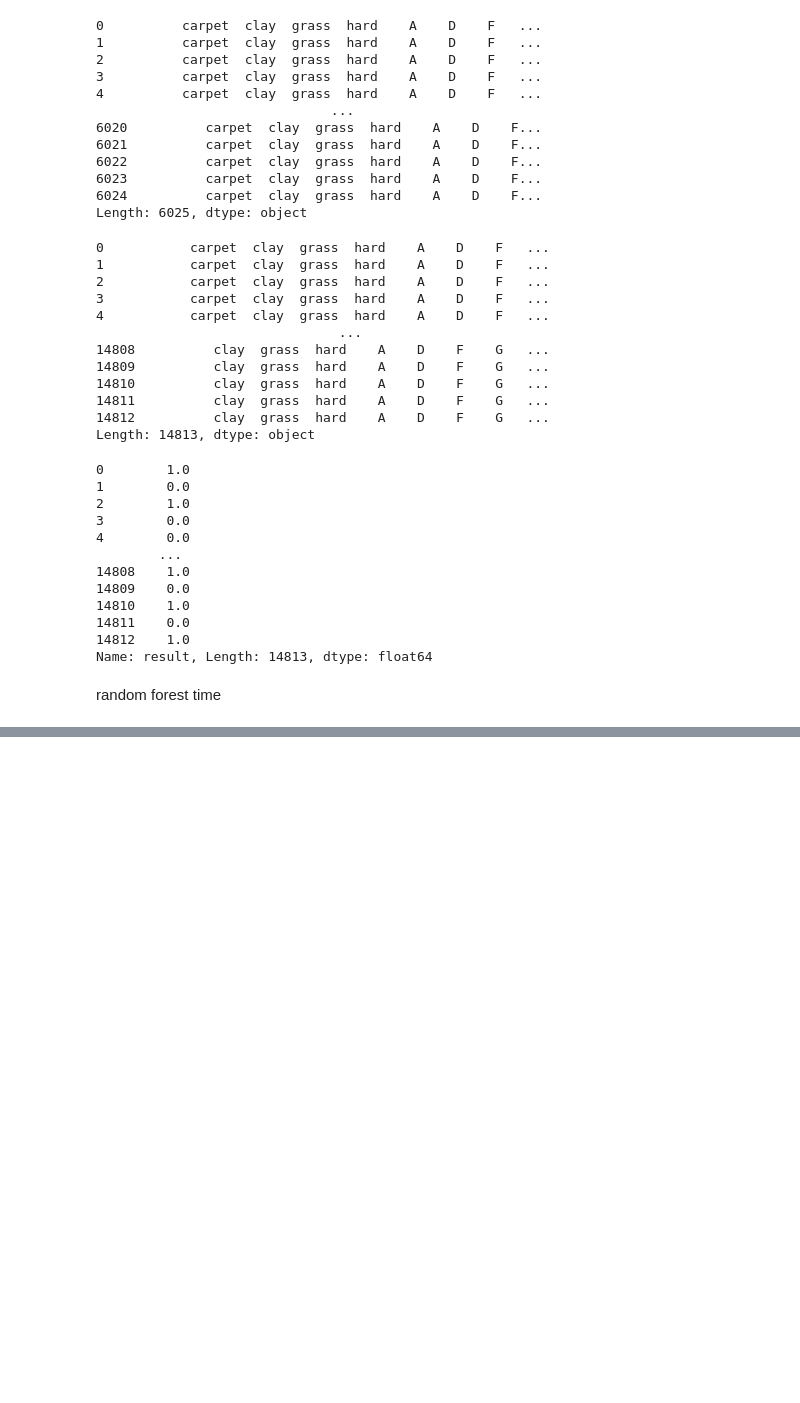
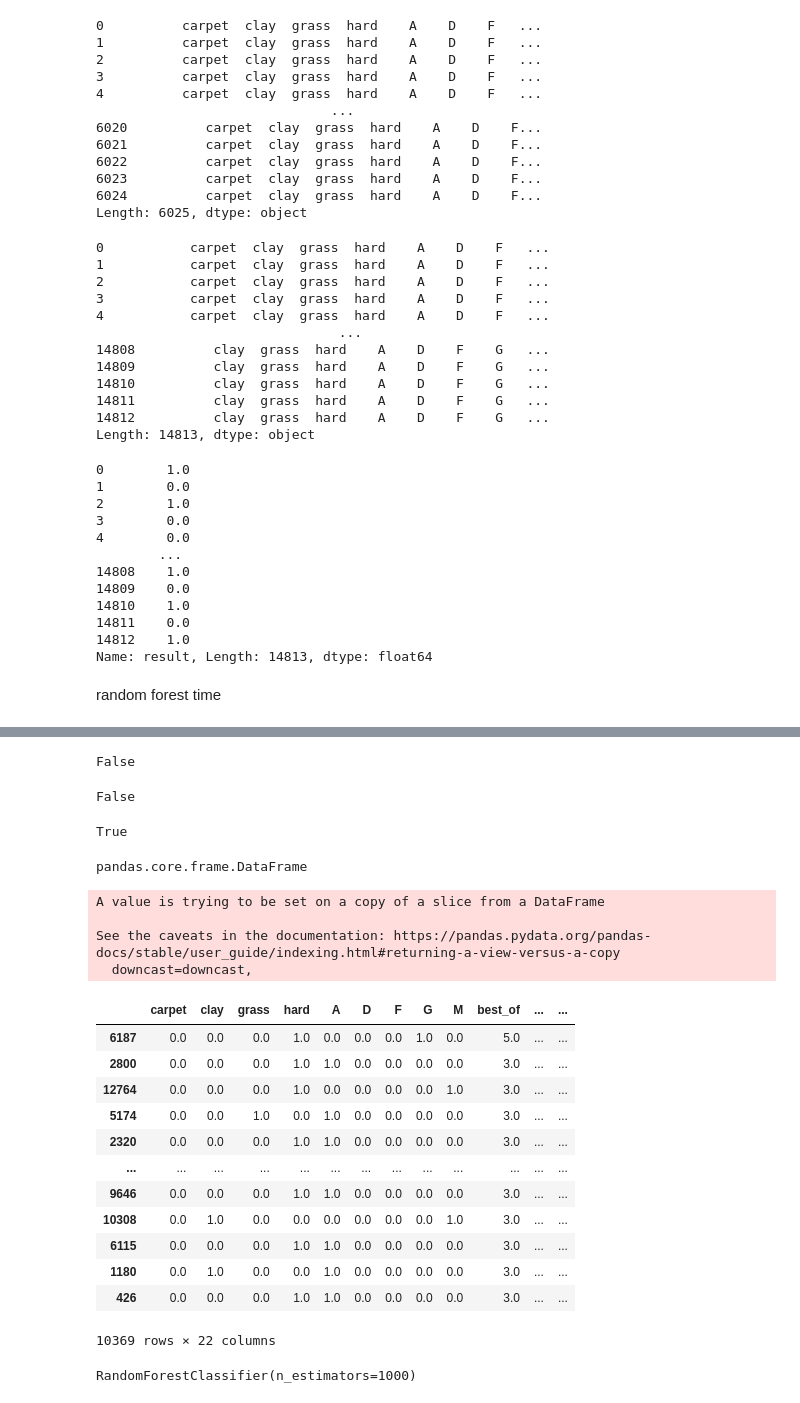
Before and after one commit to bestmatthew/tennis_atp, a Jupyter notebook: MBTennisv3 2010-2015 data training.ipynb, the cells around one changed output, grey strips where cells are left out. Drawn from its saved outputs; the diff is of its cells as text; code cells hidden in the pictures; blank space fills up the shorter version.

```diff
--- a/MBTennisv3 2010-2015 data training.ipynb
+++ b/MBTennisv3 2010-2015 data training.ipynb
@@ -480,0 +493,43 @@ ValueError: Input contains NaN, infinity or a value too large for dtype('float32
+# %%
+threestack.isnull().values.any()
+# %% [output]
+False
+# %%
+fouryrs.isnull().values.any()
+# %% [output]
+False
+# %%
+X_train.isnull().values.any()
+# %% [output]
+True
+# %%
+type(X_train) #what a silly little problem, Nans on carpet! ha!
+# %% [output]
+pandas.core.frame.DataFrame
+# %%
+X_train.fillna(0, inplace=True)
+# %% [output]
+A value is trying to be set on a copy of a slice from a DataFrame
+
+See the caveats in the documentation: https://pandas.pydata.org/pandas-docs/stable/user_guide/indexing.html#returning-a-view-versus-a-copy
+  downcast=downcast,
+# %%
+X_train  ## lets go and then bed
+# %% [output]
+|  | carpet | clay | grass | hard | A | D | F | G | M | best_of | ... | ... |
+| 6187 | 0.0 | 0.0 | 0.0 | 1.0 | 0.0 | 0.0 | 0.0 | 1.0 | 0.0 | 5.0 | ... | ... |
+| 2800 | 0.0 | 0.0 | 0.0 | 1.0 | 1.0 | 0.0 | 0.0 | 0.0 | 0.0 | 3.0 | ... | ... |
+| 12764 | 0.0 | 0.0 | 0.0 | 1.0 | 0.0 | 0.0 | 0.0 | 0.0 | 1.0 | 3.0 | ... | ... |
+| 5174 | 0.0 | 0.0 | 1.0 | 0.0 | 1.0 | 0.0 | 0.0 | 0.0 | 0.0 | 3.0 | ... | ... |
+| 2320 | 0.0 | 0.0 | 0.0 | 1.0 | 1.0 | 0.0 | 0.0 | 0.0 | 0.0 | 3.0 | ... | ... |
+| ... | ... | ... | ... | ... | ... | ... | ... | ... | ... | ... | ... | ... |
+| 9646 | 0.0 | 0.0 | 0.0 | 1.0 | 1.0 | 0.0 | 0.0 | 0.0 | 0.0 | 3.0 | ... | ... |
+| 10308 | 0.0 | 1.0 | 0.0 | 0.0 | 0.0 | 0.0 | 0.0 | 0.0 | 1.0 | 3.0 | ... | ... |
+| 6115 | 0.0 | 0.0 | 0.0 | 1.0 | 1.0 | 0.0 | 0.0 | 0.0 | 0.0 | 3.0 | ... | ... |
+| 1180 | 0.0 | 1.0 | 0.0 | 0.0 | 1.0 | 0.0 | 0.0 | 0.0 | 0.0 | 3.0 | ... | ... |
+| 426 | 0.0 | 0.0 | 0.0 | 1.0 | 1.0 | 0.0 | 0.0 | 0.0 | 0.0 | 3.0 | ... | ... |
+10369 rows × 22 columns
+# %%
+rf.fit(X_train, y_train)
+# %% [output]
+RandomForestClassifier(n_estimators=1000)
```
Also changed, not shown: parts of 103 cells of this notebook, 5 other files.
